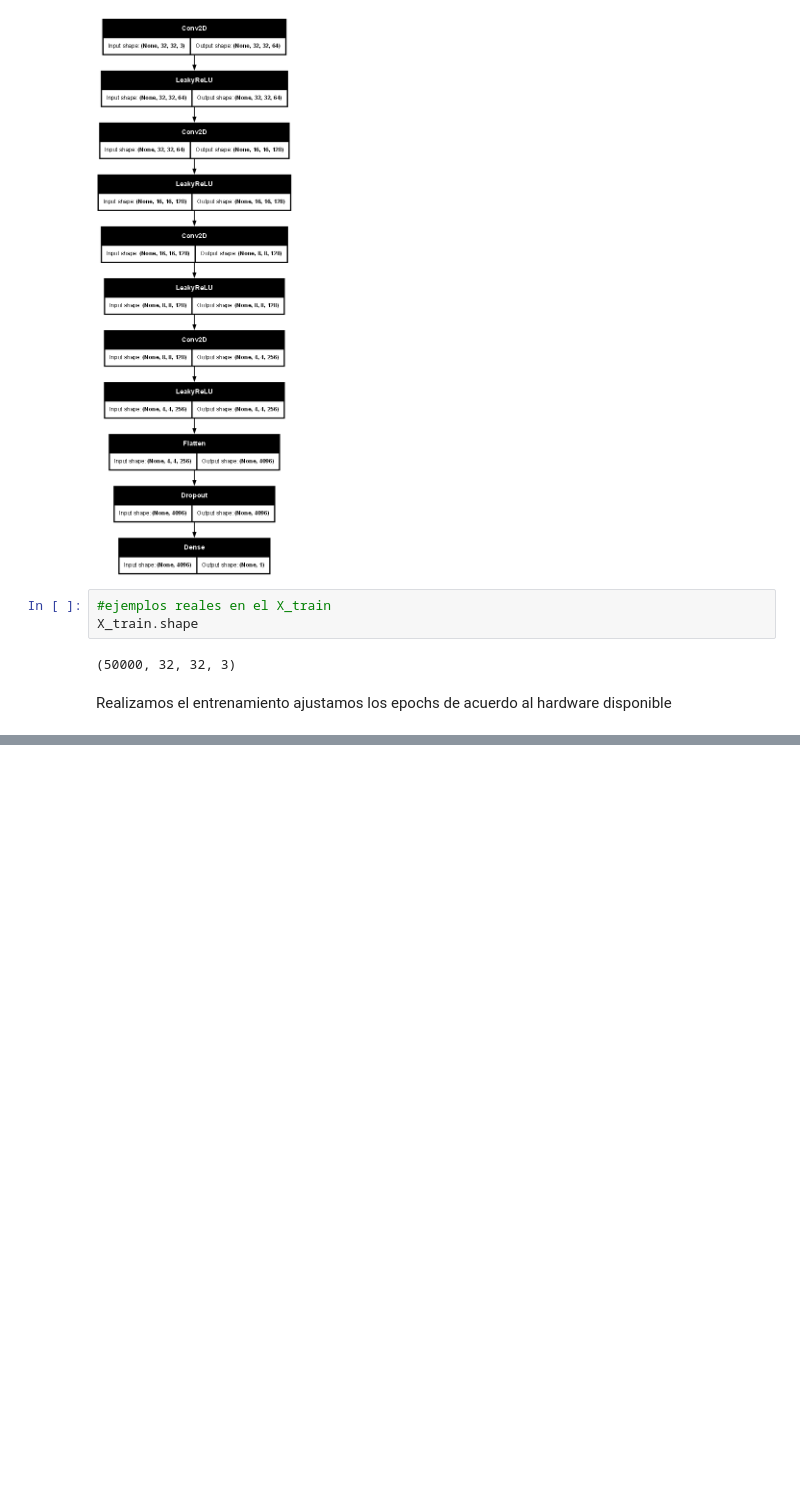
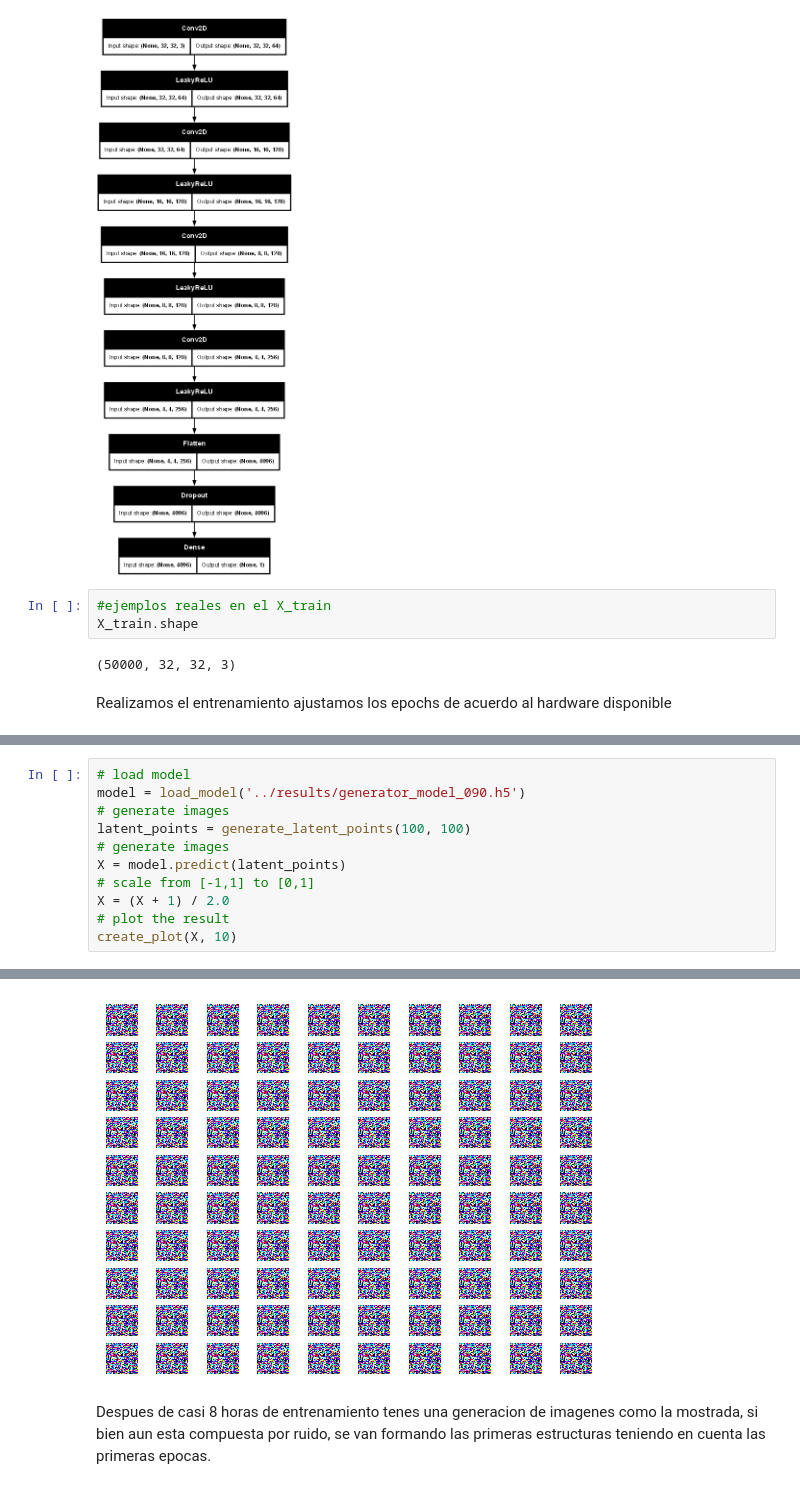
Before and after one commit to kerapy/project-portfolio-ml, a Jupyter notebook: notebooks/2_dcgan_generation.ipynb, the cells around one changed output, grey strips where cells are left out. Drawn from its saved outputs; the diff is of its cells as text; blank space fills up the shorter version.

Commit message:
adding results of gan cifar10

```diff
--- a/notebooks/2_dcgan_generation.ipynb
+++ b/notebooks/2_dcgan_generation.ipynb
@@ -129,0 +208,12 @@ train_gan(gan, X_train, n_epochs=100, n_batch=128, out_dir="../results")
+# %%
+# load model
+model = load_model('../results/generator_model_090.h5')
+# generate images
+latent_points = generate_latent_points(100, 100)
+# generate images
+X = model.predict(latent_points)
+# scale from [-1,1] to [0,1]
+X = (X + 1) / 2.0
+# plot the result
+create_plot(X, 10)
+# %% [output]
@@ -129,0 +226,3 @@ train_gan(gan, X_train, n_epochs=100, n_batch=128, out_dir="../results")
+[figure, added]
+# %% [markdown]
+Despues de casi 8 horas de entrenamiento tenes una generacion de imagenes como la mostrada, si bien aun esta compuesta por ruido, se van formando las primeras estructuras teniendo en cuenta las primeras epocas.
```
Also changed, not shown: parts of 3 cells of this notebook, 21 other files.
